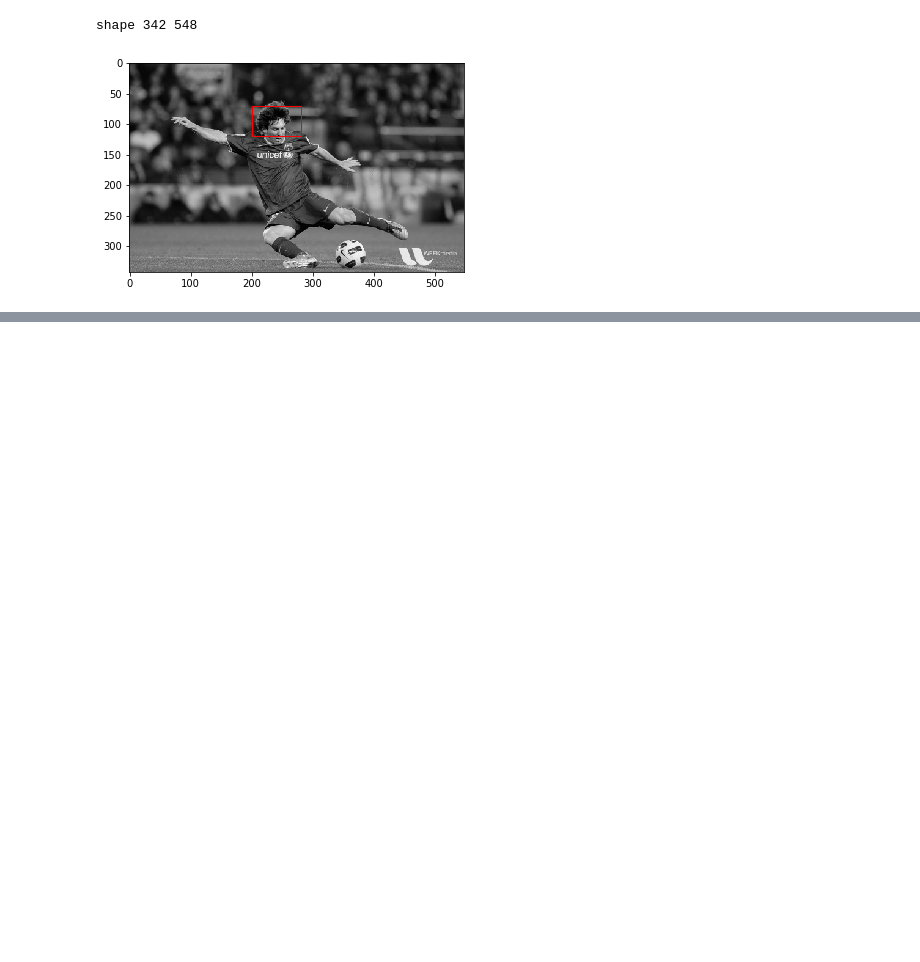
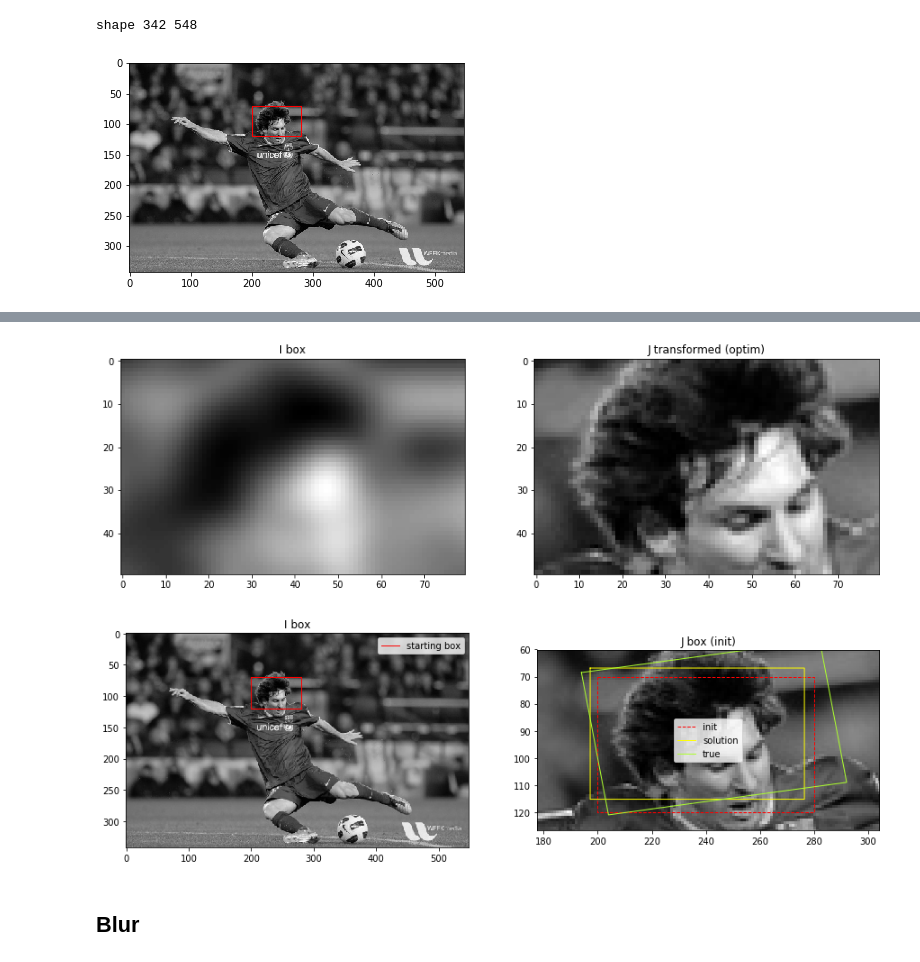
Before and after one commit to xdze2/CuNb, a Jupyter notebook: DIC/rewrite/oneElt_OpenCV.ipynb, the cells around one changed output, grey strips where cells are left out. Cells and saved outputs as stored; diff of their text form; code cells hidden in the pictures; blank space fills up the shorter version.

```diff
--- a/DIC/rewrite/oneElt_OpenCV.ipynb
+++ b/DIC/rewrite/oneElt_OpenCV.ipynb
@@ -136,3 +140,51 @@ M_sol:
 M_test:
 [[  1.1    0.2  -40.  ]
  [ -0.15   1.05  25.  ]]
+# %%
+M_opt = res.x.reshape(2, 3)
+
+# Solution
+J_tr = cv2.warpAffine(img2, M_opt, (w, h),
+                      flags=cv2.INTER_CUBIC) #INTER_CUBIC)
+
+# Graph
+fig, (ax1, ax2) = plt.subplots(1, 2, figsize=(15, 5))
+ax1.imshow(normalize(I_box), cmap = 'gray');
+ax1.set_title('I box');
+ax2.imshow(normalize(J_tr), cmap = 'gray');
+ax2.set_title('J transformed (optim)');
+
+# Graph
+fig, (ax1, ax2) = plt.subplots(1, 2, figsize=(15, 5))
+ax1.imshow(normalize(img), cmap = 'gray');
+ax1.set_title('I box');
+ax2.imshow(normalize(img2), cmap = 'gray');
+ax2.set_title('J box (init)');
+
+# boxes
+ax1.plot(box_polyline[:, 0], box_polyline[:, 1],
+         '-', color='red', linewidth=1, label='starting box');
+ax1.legend();
+
+
+ax2.plot(box_polyline[:, 0], box_polyline[:, 1],
+         '--', color='red', linewidth=1, label='init');
+
+box_sol = np.matmul(M_sol, xy1.T).T #WAHAT
+ax2.plot(box_sol[:, 0], box_sol[:, 1],
+         '-', color='yellow', linewidth=1, label='solution');
+
+
+box_true = np.matmul(M_test, xy1.T).T
+ax2.plot(box_tr[:, 0], box_tr[:, 1],
+         '-', color='greenyellow', linewidth=1, label='true');
+
+ax2.legend();
+# Zoom
+ax2.set_xlim(box_sol[:, 0].min()*0.9, box_sol[:, 0].max()*1.1);
+ax2.set_ylim(box_sol[:, 1].max()*1.1, box_sol[:, 1].min()*0.9);
+# %% [output]
+[figure, added]
+[figure, added]
+# %% [markdown]
+## Blur
```
Also changed, not shown: parts of 23 cells of this notebook.
